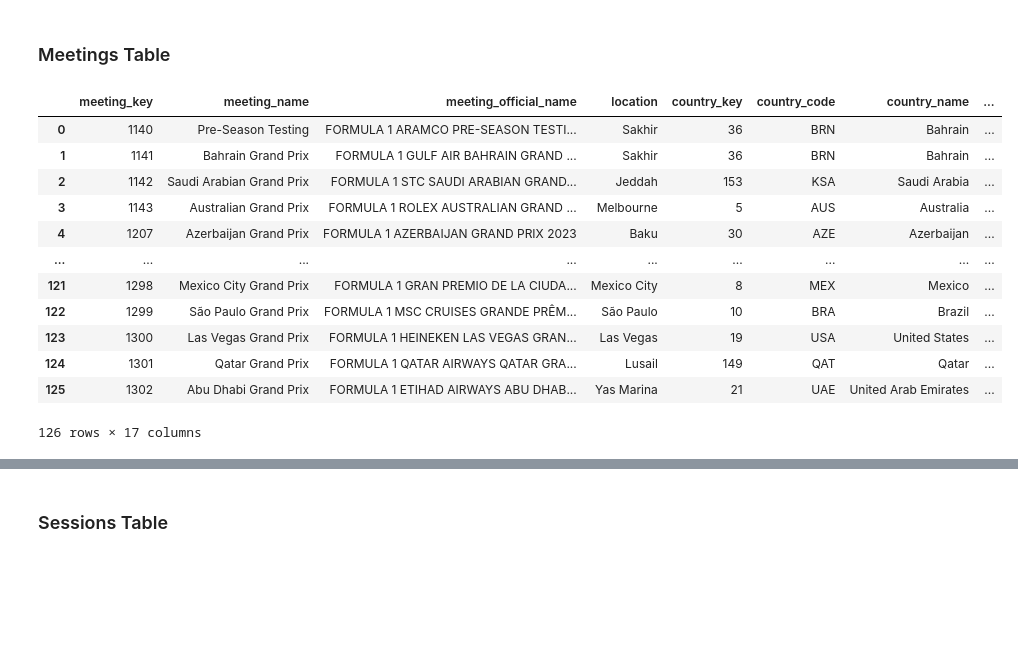
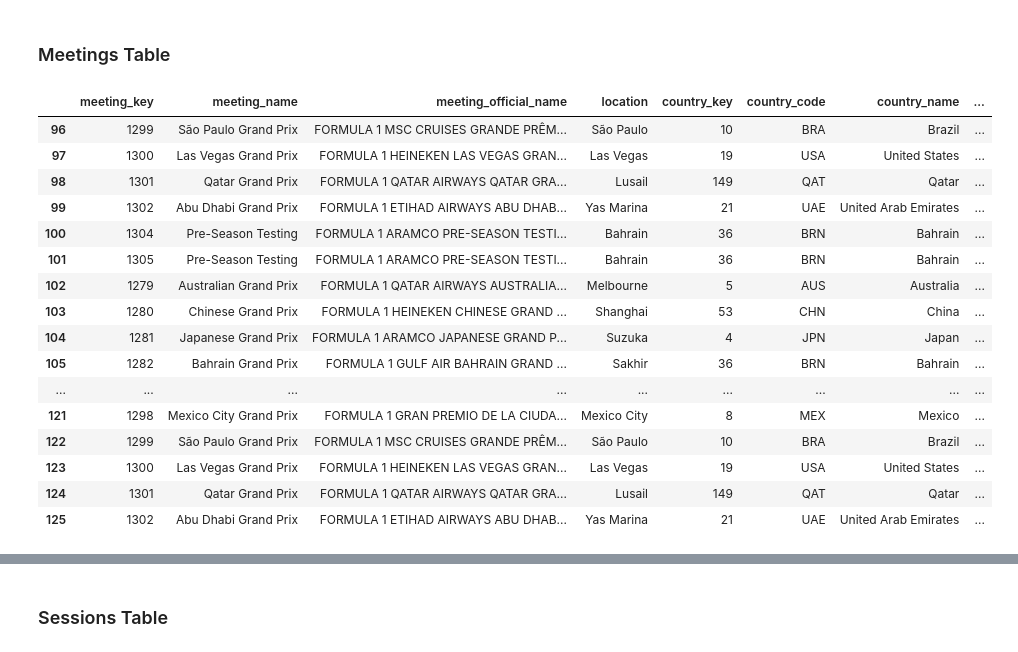
Before and after one commit to jguptil1/F1Fantasy, a Jupyter notebook: src/ingestion/database_testing.ipynb, the cells around one changed output, grey strips where cells are left out. Drawn from its saved outputs; the diff is of its cells as text; code cells hidden in the pictures; blank space fills up the shorter version.

```diff
--- a/src/ingestion/database_testing.ipynb
+++ b/src/ingestion/database_testing.ipynb
@@ -15,21 +15,25 @@ def read_raw_meetings_table():
     return result
 # %%
 raw_query = read_raw_meetings_table()
-raw_query
+raw_query.tail(30)
 # %% [output]
 |  | meeting_key | meeting_name | meeting_official_name | location | country_key | country_code | country_name | ... |
-| 0 | 1140 | Pre-Season Testing | FORMULA 1 ARAMCO PRE-SEASON TESTI... | Sakhir | 36 | BRN | Bahrain | ... |
-| 1 | 1141 | Bahrain Grand Prix | FORMULA 1 GULF AIR BAHRAIN GRAND ... | Sakhir | 36 | BRN | Bahrain | ... |
-| 2 | 1142 | Saudi Arabian Grand Prix | FORMULA 1 STC SAUDI ARABIAN GRAND... | Jeddah | 153 | KSA | Saudi Arabia | ... |
-| 3 | 1143 | Australian Grand Prix | FORMULA 1 ROLEX AUSTRALIAN GRAND ... | Melbourne | 5 | AUS | Australia | ... |
-| 4 | 1207 | Azerbaijan Grand Prix | FORMULA 1 AZERBAIJAN GRAND PRIX 2023 | Baku | 30 | AZE | Azerbaijan | ... |
+| 96 | 1299 | São Paulo Grand Prix | FORMULA 1 MSC CRUISES GRANDE PRÊM... | São Paulo | 10 | BRA | Brazil | ... |
+| 97 | 1300 | Las Vegas Grand Prix | FORMULA 1 HEINEKEN LAS VEGAS GRAN... | Las Vegas | 19 | USA | United States | ... |
+| 98 | 1301 | Qatar Grand Prix | FORMULA 1 QATAR AIRWAYS QATAR GRA... | Lusail | 149 | QAT | Qatar | ... |
+| 99 | 1302 | Abu Dhabi Grand Prix | FORMULA 1 ETIHAD AIRWAYS ABU DHAB... | Yas Marina | 21 | UAE | United Arab Emirates | ... |
+| 100 | 1304 | Pre-Season Testing | FORMULA 1 ARAMCO PRE-SEASON TESTI... | Bahrain | 36 | BRN | Bahrain | ... |
+| 101 | 1305 | Pre-Season Testing | FORMULA 1 ARAMCO PRE-SEASON TESTI... | Bahrain | 36 | BRN | Bahrain | ... |
+| 102 | 1279 | Australian Grand Prix | FORMULA 1 QATAR AIRWAYS AUSTRALIA... | Melbourne | 5 | AUS | Australia | ... |
+| 103 | 1280 | Chinese Grand Prix | FORMULA 1 HEINEKEN CHINESE GRAND ... | Shanghai | 53 | CHN | China | ... |
+| 104 | 1281 | Japanese Grand Prix | FORMULA 1 ARAMCO JAPANESE GRAND P... | Suzuka | 4 | JPN | Japan | ... |
+| 105 | 1282 | Bahrain Grand Prix | FORMULA 1 GULF AIR BAHRAIN GRAND ... | Sakhir | 36 | BRN | Bahrain | ... |
 | ... | ... | ... | ... | ... | ... | ... | ... | ... |
 | 121 | 1298 | Mexico City Grand Prix | FORMULA 1 GRAN PREMIO DE LA CIUDA... | Mexico City | 8 | MEX | Mexico | ... |
 | 122 | 1299 | São Paulo Grand Prix | FORMULA 1 MSC CRUISES GRANDE PRÊM... | São Paulo | 10 | BRA | Brazil | ... |
 | 123 | 1300 | Las Vegas Grand Prix | FORMULA 1 HEINEKEN LAS VEGAS GRAN... | Las Vegas | 19 | USA | United States | ... |
 | 124 | 1301 | Qatar Grand Prix | FORMULA 1 QATAR AIRWAYS QATAR GRA... | Lusail | 149 | QAT | Qatar | ... |
 | 125 | 1302 | Abu Dhabi Grand Prix | FORMULA 1 ETIHAD AIRWAYS ABU DHAB... | Yas Marina | 21 | UAE | United Arab Emirates | ... |
-126 rows × 17 columns
 # %%
 raw_query.info()
 # %% [output]
```
Also changed, not shown: parts of 54 cells of this notebook.
